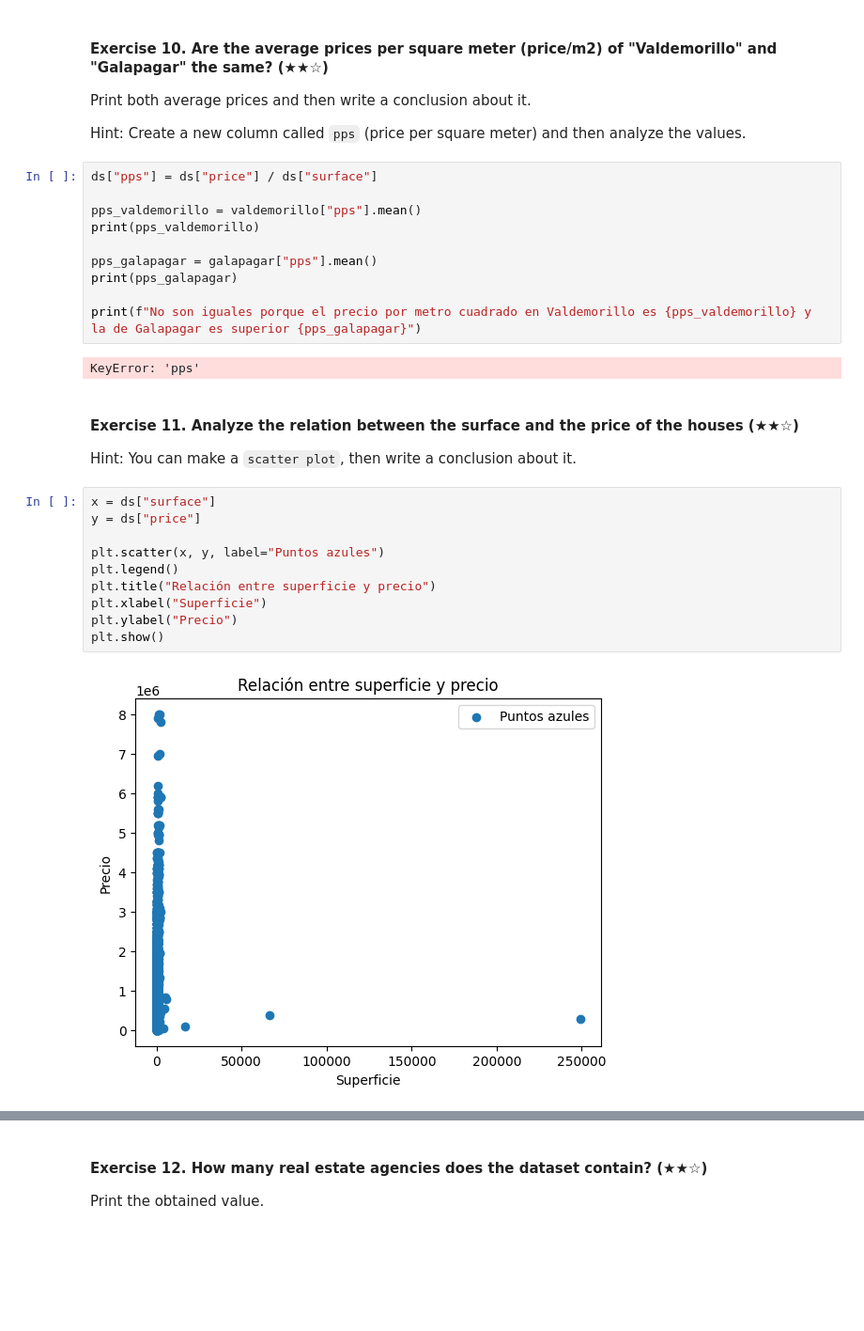
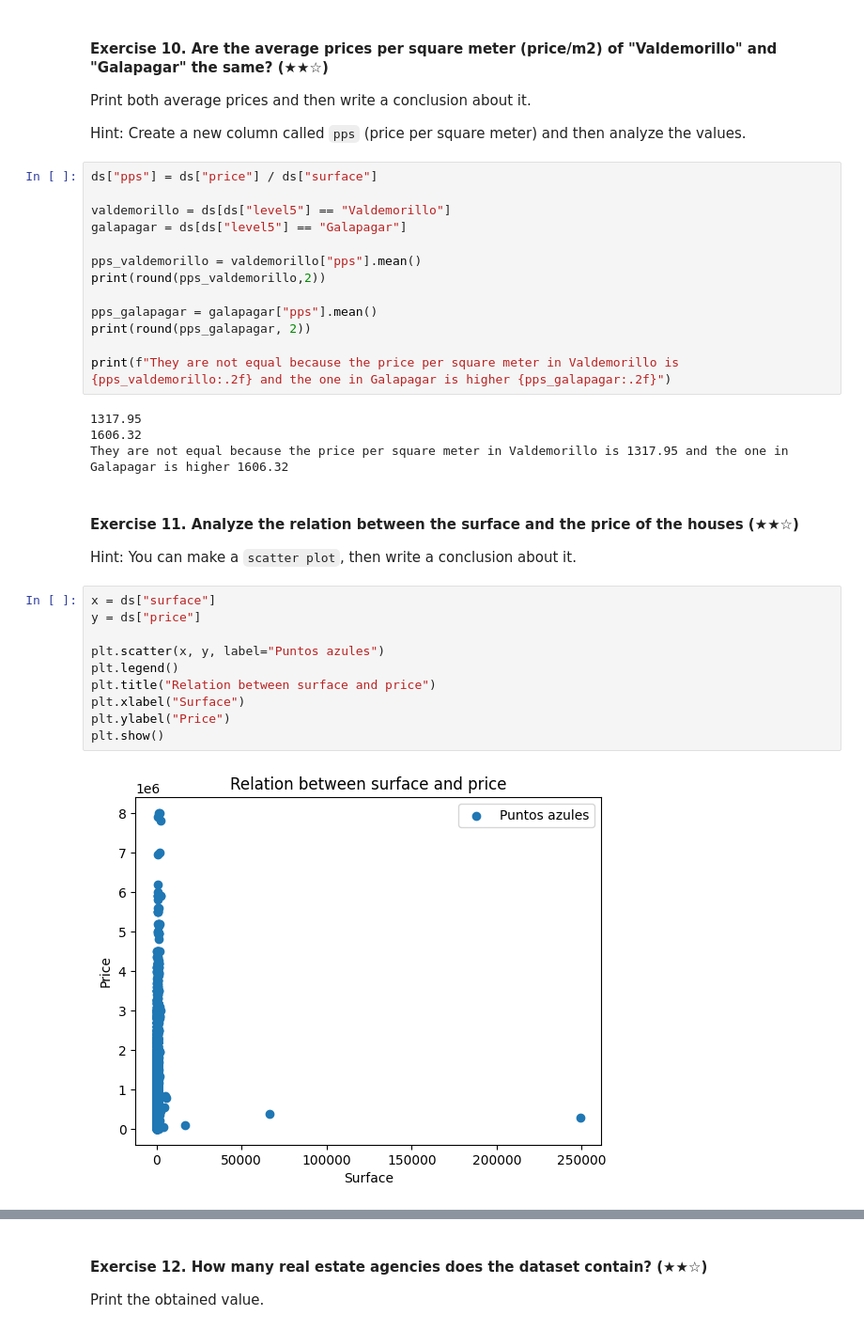
Before and after one commit to 4GeeksAcademy/esanchez-real-state-01, a Jupyter notebook: project.ipynb, the cells around one changed output, grey strips where cells are left out. Shown at 94% size. Drawn from its saved outputs; the diff is of its cells as text; blank space fills up the shorter version.

Commit message:
Corrección de errores

```diff
--- a/project.ipynb
+++ b/project.ipynb
@@ -187,15 +190,20 @@ Hint: Create a new column called `pps` (price per square meter) and then analyze
 # %%
 ds["pps"] = ds["price"] / ds["surface"]
 
+valdemorillo = ds[ds["level5"] == "Valdemorillo"]
+galapagar = ds[ds["level5"] == "Galapagar"]
+
 pps_valdemorillo = valdemorillo["pps"].mean()
-print(pps_valdemorillo)
+print(round(pps_valdemorillo,2))
 
 pps_galapagar = galapagar["pps"].mean()
-print(pps_galapagar)
+print(round(pps_galapagar, 2))
 
-print(f"No son iguales porque el precio por metro cuadrado en Valdemorillo es {pps_valdemorillo} y la de Galapagar es superior {pps_galapagar}")
+print(f"They are not equal because the price per square meter in Valdemorillo is {pps_valdemorillo:.2f} and the one in Galapagar is higher {pps_galapagar:.2f}")
 # %% [output]
-KeyError: 'pps'
+1317.95
+1606.32
+They are not equal because the price per square meter in Valdemorillo is 1317.95 and the one in Galapagar is higher 1606.32
 # %% [markdown]
 #### Exercise 11. Analyze the relation between the surface and the price of the houses (★★☆)
 
@@ -203,13 +211,13 @@ Hint: You can make a `scatter plot`, then write a conclusion about it.
 # %%
 x = ds["surface"]
 y = ds["price"]
 
 plt.scatter(x, y, label="Puntos azules")
 plt.legend()
-plt.title("Relación entre superficie y precio")
-plt.xlabel("Superficie")
-plt.ylabel("Precio")
+plt.title("Relation between surface and price")
+plt.xlabel("Surface")
+plt.ylabel("Price")
 plt.show()
 # %% [output]
-[figure, old version]
+[figure, new version]
 # %% [markdown]
```
Also changed, not shown: parts of 12 cells of this notebook.
